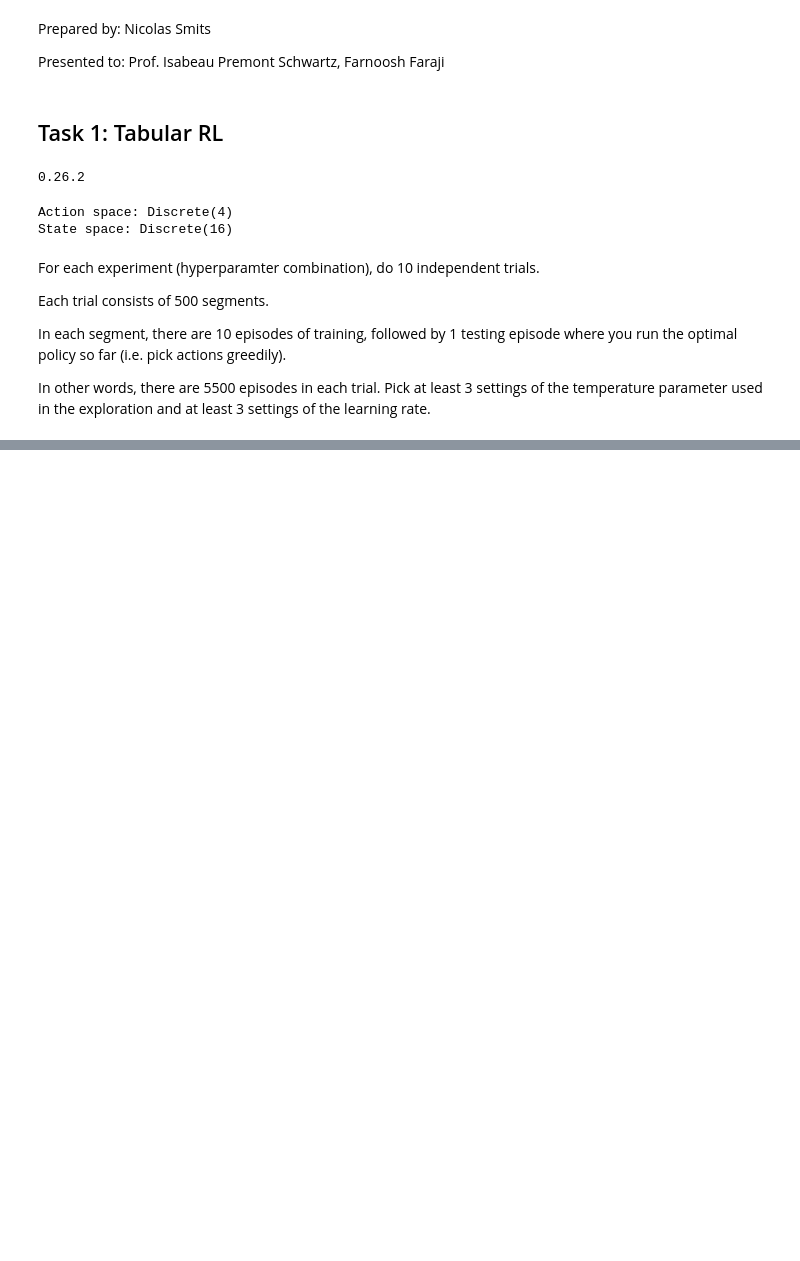
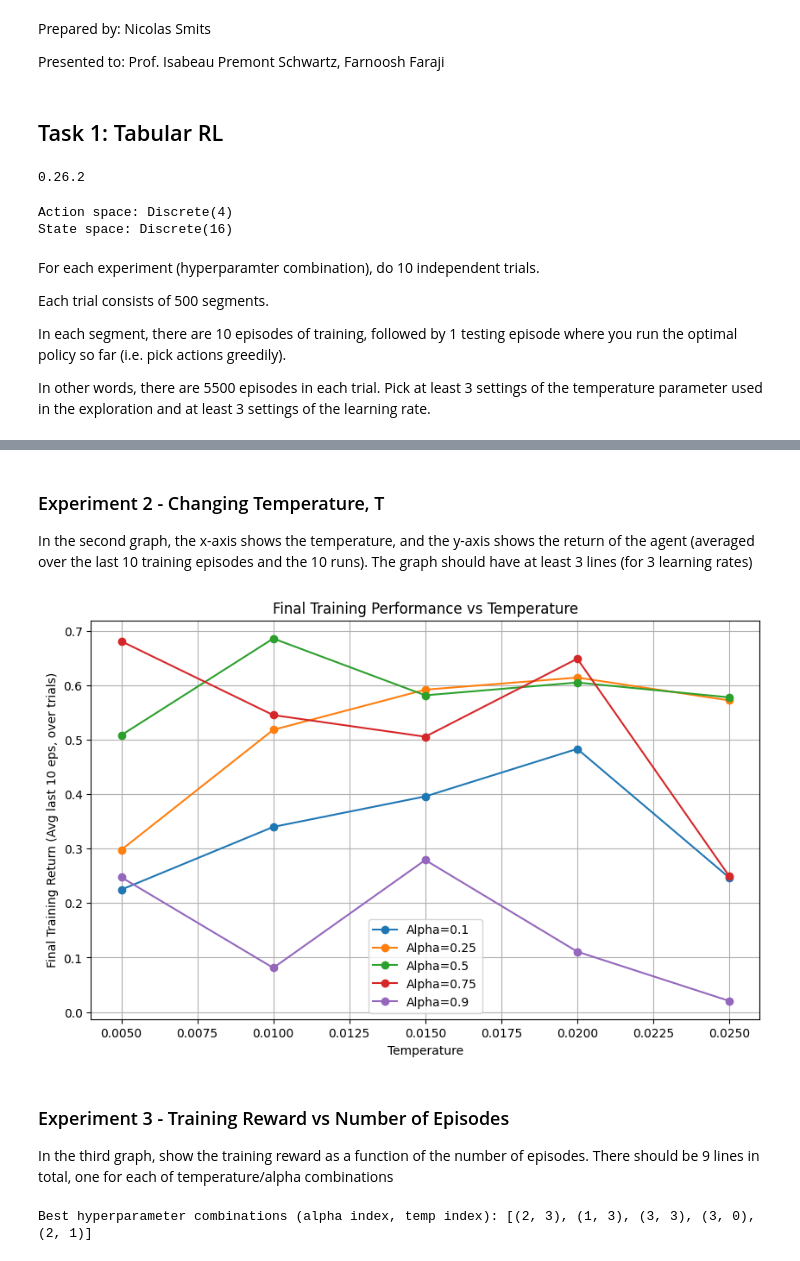
Before and after one commit to nicksmits1/COMP-579-Reinforcement-Learning, a Jupyter notebook: A2/COMP_579_Assignment2_Nicolas_Smits.ipynb, the cells around one changed output, grey strips where cells are left out. Saved outputs shown, nothing was run; the diff lists cells and outputs as text; code cells hidden in the pictures; blank space fills up the shorter version.

```diff
--- a/A2/COMP_579_Assignment2_Nicolas_Smits.ipynb
+++ b/A2/COMP_579_Assignment2_Nicolas_Smits.ipynb
@@ -91,0 +242,76 @@ In other words, there are 5500 episodes in each trial. Pick at least 3 settings
+# %% [markdown]
+### Experiment 2 - Changing Temperature, T
+In the second graph, the x-axis shows the temperature, and the y-axis shows the return of
+the agent (averaged over the last 10 training episodes and the 10 runs). The graph should have
+at least 3 lines (for 3 learning rates)
+# %%
+# final_train_avg_temp will be shape (n_alphas, n_temps)
+final_train_avg_temp = np.zeros((len(alphas), len(temps)))
+
+for i, alpha in enumerate(alphas):
+    for j, temp in enumerate(temps):
+        trial_avgs = []
+        for t in range(trials):
+            # Extract all training episodes for this trial
+            train_series = train_results[i, j, t, :]  # shape: (total_train_eps,)
+
+            # Optionally smooth the entire training series
+            smoothed_series = smooth_data(train_series, k=5)
+
+            # Take the average of the last 10 episodes in the (smoothed) series
+            last_10 = smoothed_series[-10:]
+            trial_avgs.append(np.mean(last_10))
+
+        # Average across all trials
+        final_train_avg_temp[i, j] = np.mean(trial_avgs)
+
+plt.figure(figsize=(10, 6))
+for i, alpha in enumerate(alphas):
+    # Plot final training performance vs temperature for each alpha
+    plt.plot(temps, final_train_avg_temp[i, :], marker='o', label=f'Alpha={alpha}')
+
+plt.xlabel('Temperature')
+plt.ylabel('Final Training Return (Avg last 10 eps, over trials)')
+plt.title('Final Training Performance vs Temperature')
+plt.legend()
+plt.grid(True)
+plt.show()
+# %% [output]
+[figure, added]
+# %% [markdown]
+### Experiment 3 - Training Reward vs Number of Episodes
+In the third graph, show the training reward as a function of the number of episodes. There should be 9 lines in total, one for each of temperature/alpha combinations
+# %%
+# extract the top N hyperparameter combinations
+n_alphas = len(alphas)
+n_temps = len(temps)
+final_train_avg = np.zeros((n_alphas, n_temps))
+
+# compute final performance for each (alpha, temp) pair (as a metric to evaluate "best" performance)
+for i in range(n_alphas):
+    for j in range(n_temps):
+        trial_avgs = []
+        for t in range(trials):
+            train_series = train_results[i, j, t, :]  # full training reward series for one trial
+            # smooth for visualization
+            smoothed_series = smooth_data(train_series, k=5)
+            # average
+            last_10 = smoothed_series[-10:]
+            trial_avgs.append(np.mean(last_10))
+        final_train_avg[i, j] = np.mean(trial_avgs)
+
+# top N hyperparameter combinations to plot
+num_to_plot = 5
+
+# list of index pairs corresponding to each (alpha, temp) combination
+indices = [(i, j) for i in range(n_alphas) for j in range(n_temps)]
+# flatten
+flat_perf = final_train_avg.flatten()
+# get the indices of the top-performing combinations
+best_flat_indices = np.argsort(flat_perf)[-num_to_plot:]
+# convert these back to (i, j) pairs
+best_indices = [indices[k] for k in best_flat_indices]
+
+print("Best hyperparameter combinations (alpha index, temp index):", best_indices)
+# %% [output]
+Best hyperparameter combinations (alpha index, temp index): [(2, 3), (1, 3), (3, 3), (3, 0), (2, 1)]
```
Also changed, not shown: parts of 13 cells of this notebook, 1 other file.
